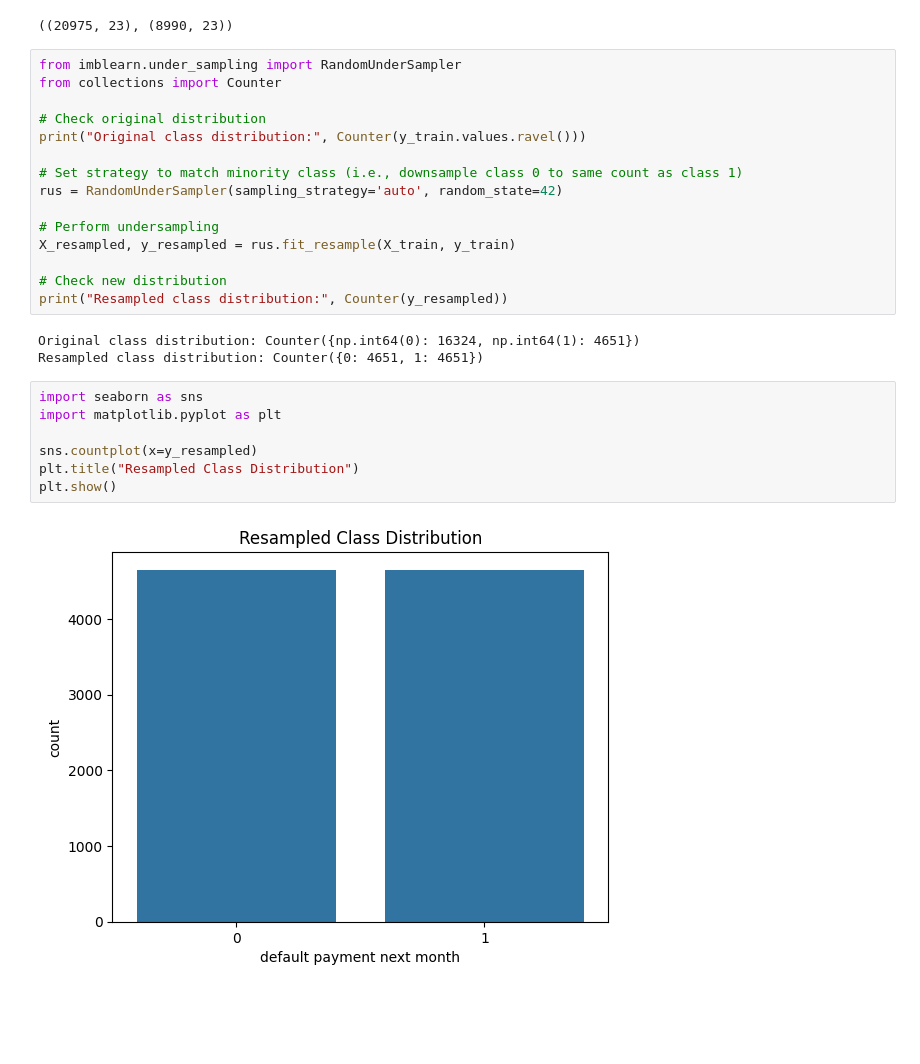
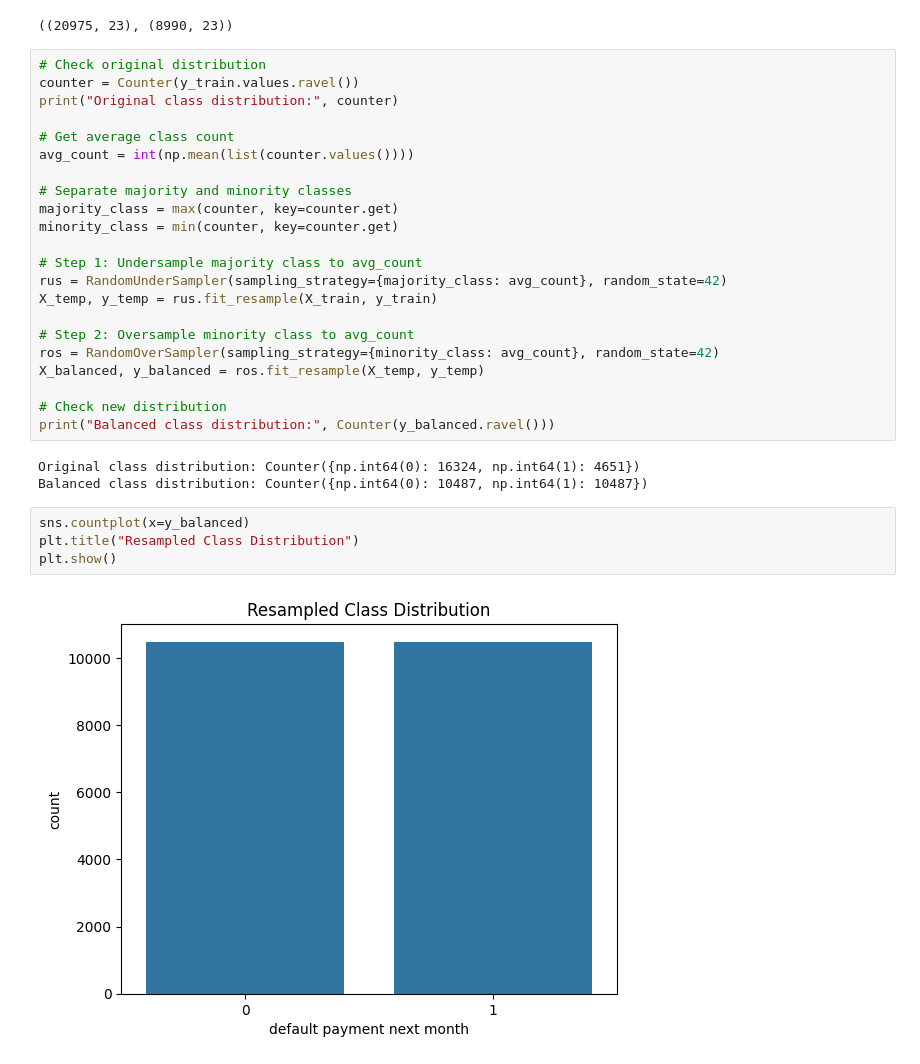
Before and after one commit to faseeh-quraishi/Credit_Card_Users_Default_Prediction, a Jupyter notebook: MAC_ML_Assignment_Summer2025.ipynb, the cells around one changed output. Cells and saved outputs as stored; diff of their text form; blank space fills up the shorter version.

```diff
--- a/MAC_ML_Assignment_Summer2025.ipynb
+++ b/MAC_ML_Assignment_Summer2025.ipynb
@@ -478,33 +473,37 @@ X_train,X_test,y_train,y_test = train_test_split(features,targets,test_size = 0.
 X_train.shape,X_test.shape
 # %% [output]
 ((20975, 23), (8990, 23))
-# %%
-from imblearn.under_sampling import RandomUnderSampler
-from collections import Counter
-
-# Check original distribution
-print("Original class distribution:", Counter(y_train.values.ravel()))
-
-# Set strategy to match minority class (i.e., downsample class 0 to same count as class 1)
-rus = RandomUnderSampler(sampling_strategy='auto', random_state=42)
-
-# Perform undersampling
-X_resampled, y_resampled = rus.fit_resample(X_train, y_train)
-
-# Check new distribution
-print("Resampled class distribution:", Counter(y_resampled))
-# %% [output]
-Original class distribution: Counter({np.int64(0): 16324, np.int64(1): 4651})
-Resampled class distribution: Counter({0: 4651, 1: 4651})
+# %%
+# Check original distribution
+counter = Counter(y_train.values.ravel())
+print("Original class distribution:", counter)
+
+# Get average class count
+avg_count = int(np.mean(list(counter.values())))
+
+# Separate majority and minority classes
+majority_class = max(counter, key=counter.get)
+minority_class = min(counter, key=counter.get)
+
+# Step 1: Undersample majority class to avg_count
+rus = RandomUnderSampler(sampling_strategy={majority_class: avg_count}, random_state=42)
+X_temp, y_temp = rus.fit_resample(X_train, y_train)
+
+# Step 2: Oversample minority class to avg_count
+ros = RandomOverSampler(sampling_strategy={minority_class: avg_count}, random_state=42)
+X_balanced, y_balanced = ros.fit_resample(X_temp, y_temp)
+
+# Check new distribution
+print("Balanced class distribution:", Counter(y_balanced.ravel()))
+# %% [output]
+Original class distribution: Counter({np.int64(0): 16324, np.int64(1): 4651})
+Balanced class distribution: Counter({np.int64(0): 10487, np.int64(1): 10487})
 # %%
-import seaborn as sns
-import matplotlib.pyplot as plt
-
-sns.countplot(x=y_resampled)
+sns.countplot(x=y_balanced)
 plt.title("Resampled Class Distribution")
 plt.show()
 # %% [output]
-[figure, old version]
+[figure, new version]
 # %%
 model_DTCa = DecisionTreeClassifier(
     criterion='entropy',
```
Also changed, not shown: parts of 9 cells of this notebook.
